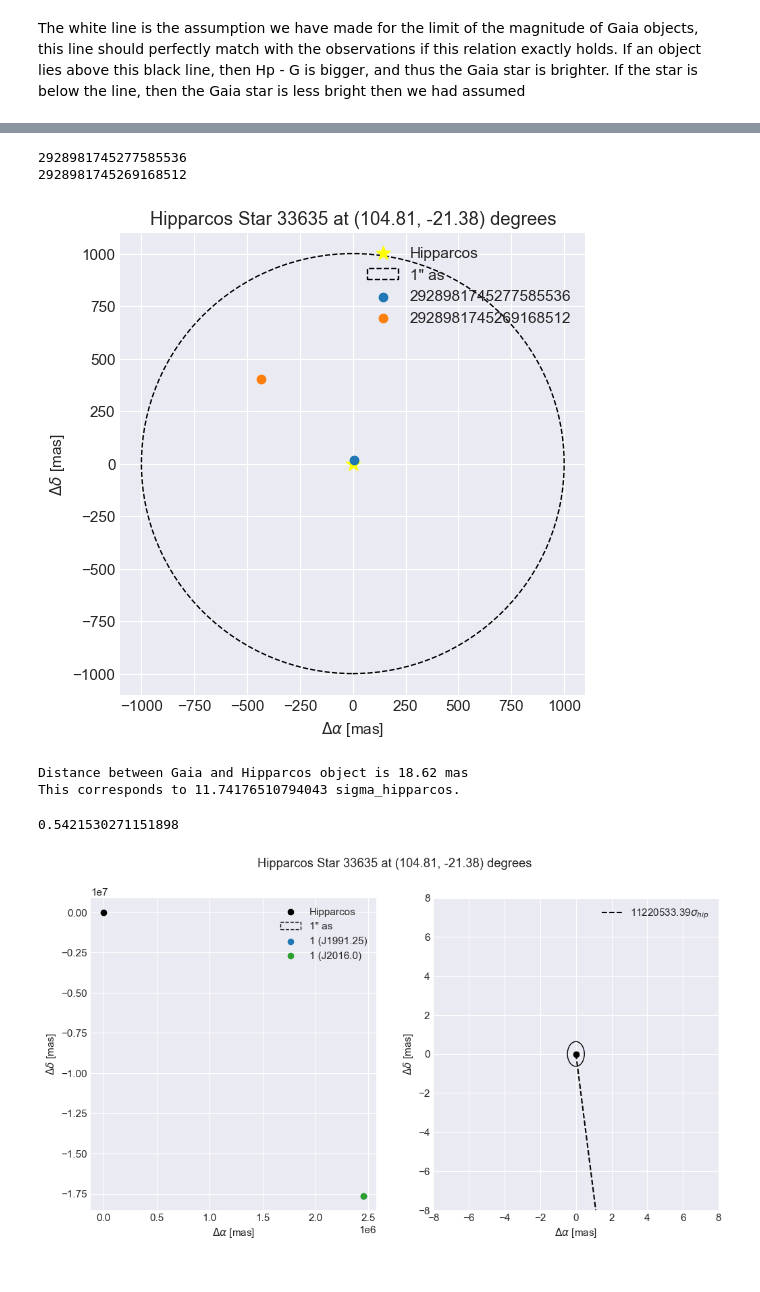
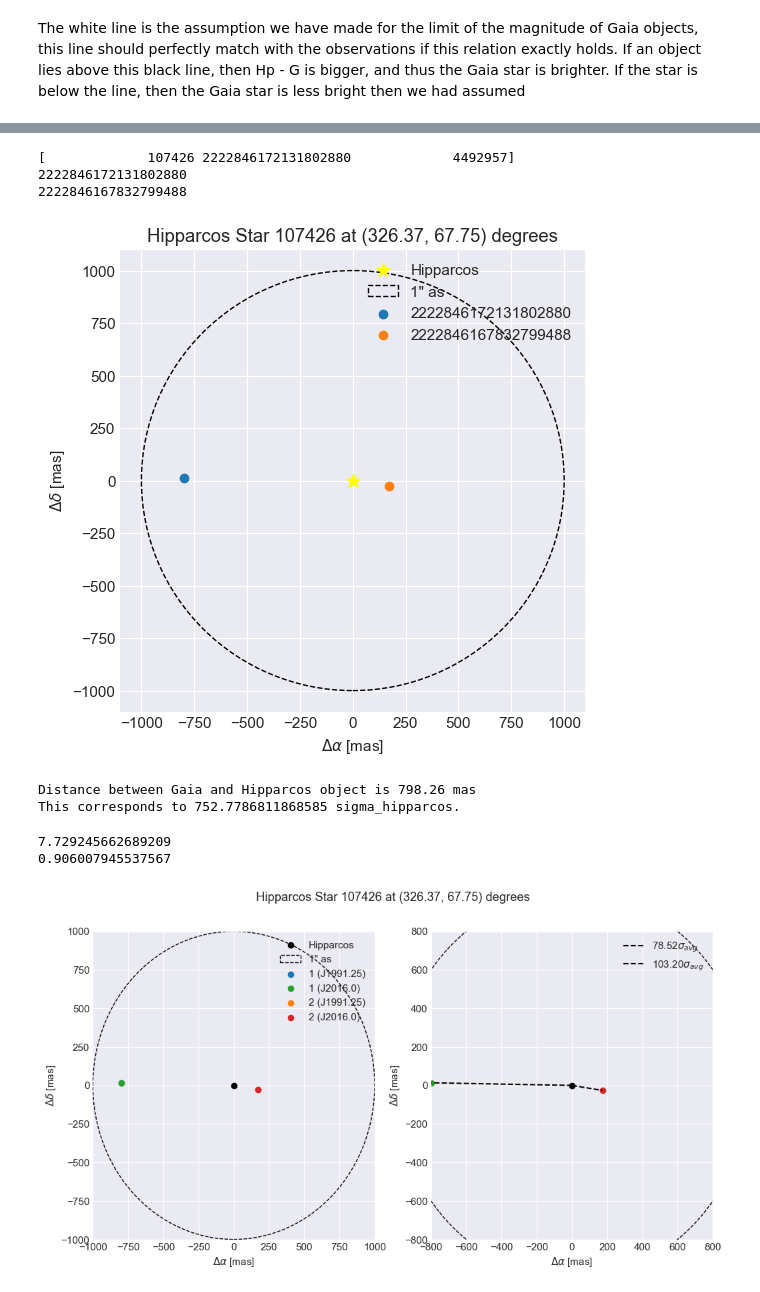
Before and after one commit to RenVit318/masterproject, a Jupyter notebook: src/notebooks/crossmatch_analysis.ipynb, the cells around one changed output, grey strips where cells are left out. Cells and saved outputs as stored; diff of their text form; code cells hidden in the pictures.

Commit message:
XM Analysis Plots

```diff
--- a/src/notebooks/crossmatch_analysis.ipynb
+++ b/src/notebooks/crossmatch_analysis.ipynb
@@ -216,4 +192,5 @@ plt.show()
 # %%
+pos_gaia_params_full = ['ra_prop', 'dec_prop', 'e_ra_prop', 'e_de_prop', 'ra_dec_prop', 'ra', 'dec', 'pmra', 'pmdec']
 pos_gaia_params = ['ra_prop', 'dec_prop', 'e_ra_prop', 'e_de_prop', 'ra_dec_prop']
 pos_hipp_params = ['ra', 'dec', 'e_ra_rad', 'e_de_rad', 'u2']
 xm = xm_all
@@ -222,10 +199,17 @@ xm = xm_all
 # Difficult to query Gaia data because the cat file is too big.
 
 _, pos_hipp_table = query_extra_data(xm, pos_hipp_params, cat='hipp')
-
-cat_gaia = fits.open('../../../data/GaiaBaseCat.fits')[1].data
+print(extension)
+cat_gaia = fits.open(f'../../../data/GaiaBaseCat{extension}.fits')[1].data
 # This for loop populates the pos_gaia table following GaiaCat_ID in the xm tables.
 pos_gaia_table = np.zeros((xm.shape[0], len(pos_gaia_params)))
+#pos_gaia_table_full = np.zeros((xm.shape[0], len(pos_gaia_params_full)))
 for i, label in enumerate(pos_gaia_params):
     pos_gaia_table[:, i] = cat_gaia[label][xm[:,2]]
+
+#for i, label in enumerate(pos_gaia_params_full):
+    #pos_gaia_table_full[:, i] = cat_gaia[label][xm[:,2]]
+
+pos_gaia_table_full = copy.deepcopy(cat_gaia)
+pos_gaia_table_full = pos_gaia_table_full[xm[:,2]]
 # %% [output]
@@ -305,7 +285,7 @@ gaia_ids = xm[idx[random_idx]:idx[random_idx]+c[random_idx]][:,1]
 pos_gaia = pos_gaia_table[idx[random_idx]: idx[random_idx] + c[random_idx]]
 
 from matplotlib.patches import Circle, Ellipse
-
+print(xm[idx[random_idx]])
 
 cs_radius = 1
 fig, ax = plt.subplots(1,1, figsize=(6,6))
@@ -364,11 +344,12 @@ print(f"This corresponds to {error_w_distance} sigma_hipparcos.")
 
 #dist = angular_distance2(pos_hipp[0], pos_hipp[1], pos_gaia[0][0], pos_gaia[0][1], unit='degrees')
 # %% [output]
-2928981745277585536
-2928981745269168512
+[             107426 2222846172131802880             4492957]
+2222846172131802880
+2222846167832799488
-[figure, old version]
+[figure, new version]
-Distance between Gaia and Hipparcos object is 18.62 mas
-This corresponds to 11.74176510794043 sigma_hipparcos.
+Distance between Gaia and Hipparcos object is 798.26 mas
+This corresponds to 752.7786811868585 sigma_hipparcos.
 # %%
 # Plot for presentation of Gaia propagation
 ei = 1 # error inflation for testing
@@ -390,7 +371,7 @@ conesearch_circle = Circle((0,0), cs_radius * 1e3, fill=False, ec='black', ls='-
 axs[0].add_patch(conesearch_circle)
 
 
-for i,pos in enumerate([pos_gaia_table_full[idx[random_idx]]]):
+for i,pos in enumerate(pos_gaia_table_full[idx[random_idx] : idx[random_idx] + c[random_idx]]):
     ra = pos['ra_prop'] * 3600 * 1e3
     de = pos['dec_prop'] * 3600 * 1e3
     axs[0].scatter(ra - ra_h, de - de_h,  label=f'{i+1} (J1991.25)', c=f'C{i}')
@@ -402,8 +383,12 @@ for i,pos in enumerate([pos_gaia_table_full[idx[random_idx]]]):
     de = pos['dec'] * 3600 * 1e3
     axs[0].scatter(ra - ra_h, de - de_h, label=f'{i+1} (J2016.0)', c=f'C{i+2}')
 
-    axs[0].arrow(ra-ra_h, de-de_h, pos['pmra'], pos['pmdec'], color=f'C{i+2}', head_width=50)
+    #axs[0].arrow(ra-ra_h, de-de_h, pos['pmra'], pos['pmdec'], color=f'C{i+2}', head_width=50)
     print(pos['e_ra_prop'])
+
+sq_scale = 1000 # mas
+axs[0].set_xlim(-sq_scale, +sq_scale)
+axs[0].set_ylim(-sq_scale, +sq_scale)
 
 # Right square
 axs[1].scatter(0, 0, c='black')#,label='Hipparcos')
@@ -414,43 +399,44 @@ axs[1].add_patch(hipp_err_ellipse)
 conesearch_circle = Circle((0,0), cs_radius * 1e3, fill=False, ec='black', ls='--')#, label=f'{cs_radius}" as')
 axs[1].add_patch(conesearch_circle)
 
-for i,pos in enumerate([pos_gaia_table_full[idx[random_idx]]]):
+for i,pos in enumerate(pos_gaia_table_full[idx[random_idx] : idx[random_idx] + c[random_idx] ]):
+
     ra = pos['ra_prop'] * 3600 * 1e3
     de = pos['dec_prop'] * 3600 * 1e3
-    axs[1].scatter(ra - ra_h, de - de_h, c=f'C{i}')
+    axs[1].scatter(ra - ra_h, de - de_h, c=f'C{i+2}')
     gaia_err_ellipse = Ellipse((ra - ra_h, de - de_h), ei*pos['e_ra_prop'], ei*pos['e_de_prop'],
-                           fill=False, color=f'C{i}')
+                           fill=False, color=f'C{i+2}')
     axs[1].add_patch(gaia_err_ellipse)
 
+    avg_gaia_error = np.sqrt((pos['e_ra_prop']**2) + (pos['e_de_prop']**2))
+    avg_error = np.sqrt((avg_gaia_error**2) + (avg_hipp_er)**2)
+
     distance = np.sqrt((ra-ra_h)**2 + (de-de_h)**2)
-    ew_distance = (distance)/avg_hipp_er
+    ew_distance = distance/avg_error
 
-    axs[1].plot([0,ra-ra_h],[0,de-de_h], c='black', ls='--', label=f'{ew_distance:.2f}'+r'$\sigma_{hip}$')
-
-
-
-
+    axs[1].plot([0,ra-ra_h],[0,de-de_h], c='black', ls='--', label=f'{ew_distance:.2f}'+r'$\sigma_{avg}$')
 
 
 #plt.savefig('../../../figures/example_skyplot_sigma.png', bbox_inches='tight')
 
-sq_scale = 8 # mas
+sq_scale = 800 # mas
 axs[1].set_xlim(-sq_scale, +sq_scale)
 axs[1].set_ylim(-sq_scale, +sq_scale)
 
 #plt.savefig('../../../figures/example_skyplot_sigma_zoomed.png', bbox_inches='tight')
 
 for ax in axs:
     ax.set_xlabel(r"$\Delta\alpha$ [mas]")
     ax.set_ylabel(r"$\Delta\delta$ [mas]")
     ax.legend()
 plt.suptitle(f"Hipparcos Star {hipp_id} at ({pos_hipp[0]:.2f}, {pos_hipp[1]:.2f}) degrees")
 plt.savefig(fpath+'example_skypiece', bbox_inches='tight', transparent=True)
 plt.show()
 
 
 
 #dist = angular_distance2(pos_hipp[0], pos_hipp[1], pos_gaia[0][0], pos_gaia[0][1], unit='degrees')
 # %% [output]
-0.5421530271151898
+7.729245662689209
+0.906007945537567
-[figure, old version]
+[figure, new version]
```
Also changed, not shown: parts of 37 cells of this notebook, 3 other files.
